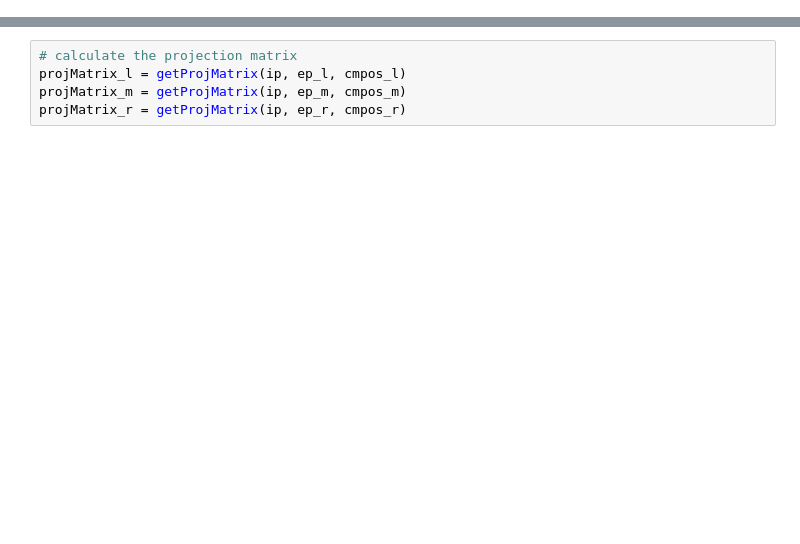
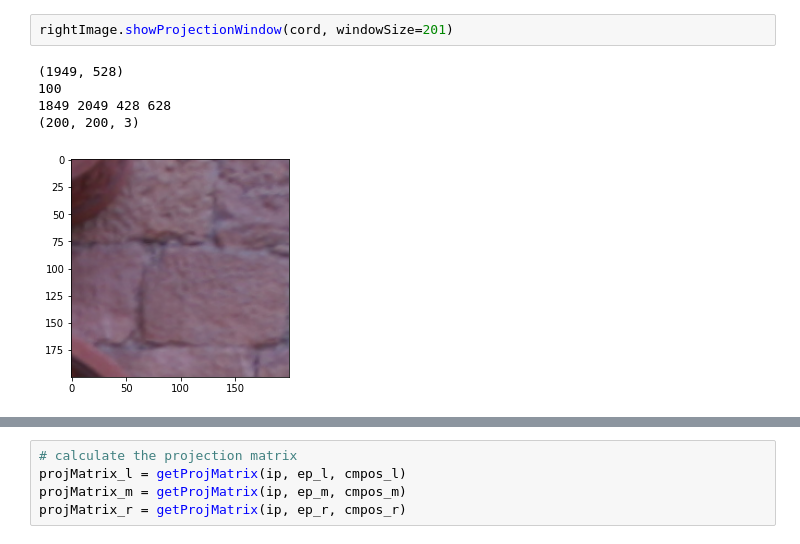
Before and after one commit to HaixuSong/Depth-Map-Using-Plain-Sweep-Algorithm_CUDA, a Jupyter notebook: main.ipynb, the cells around one changed output, grey strips where cells are left out. Drawn from its saved outputs; the diff is of its cells as text; blank space fills up the shorter version.

```diff
--- a/main.ipynb
+++ b/main.ipynb
@@ -4,0 +65,8 @@ from matplotlib import pyplot as plt
+# %%
+rightImage.showProjectionWindow(cord, windowSize=201)
+# %% [output]
+(1949, 528)
+100
+1849 2049 428 628
+(200, 200, 3)
+[figure, added]
```
Also changed, not shown: parts of 16 cells of this notebook, 3 other files.
